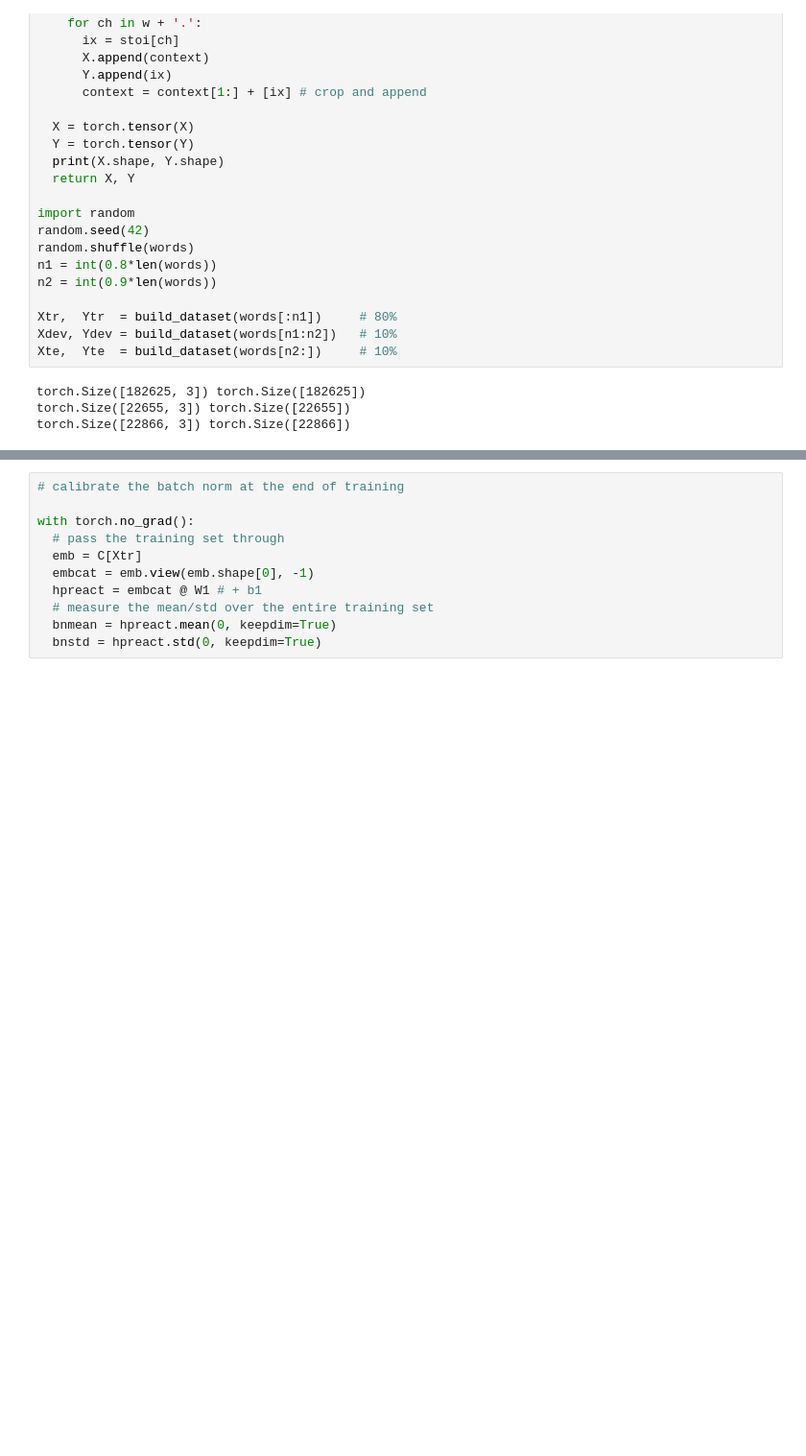
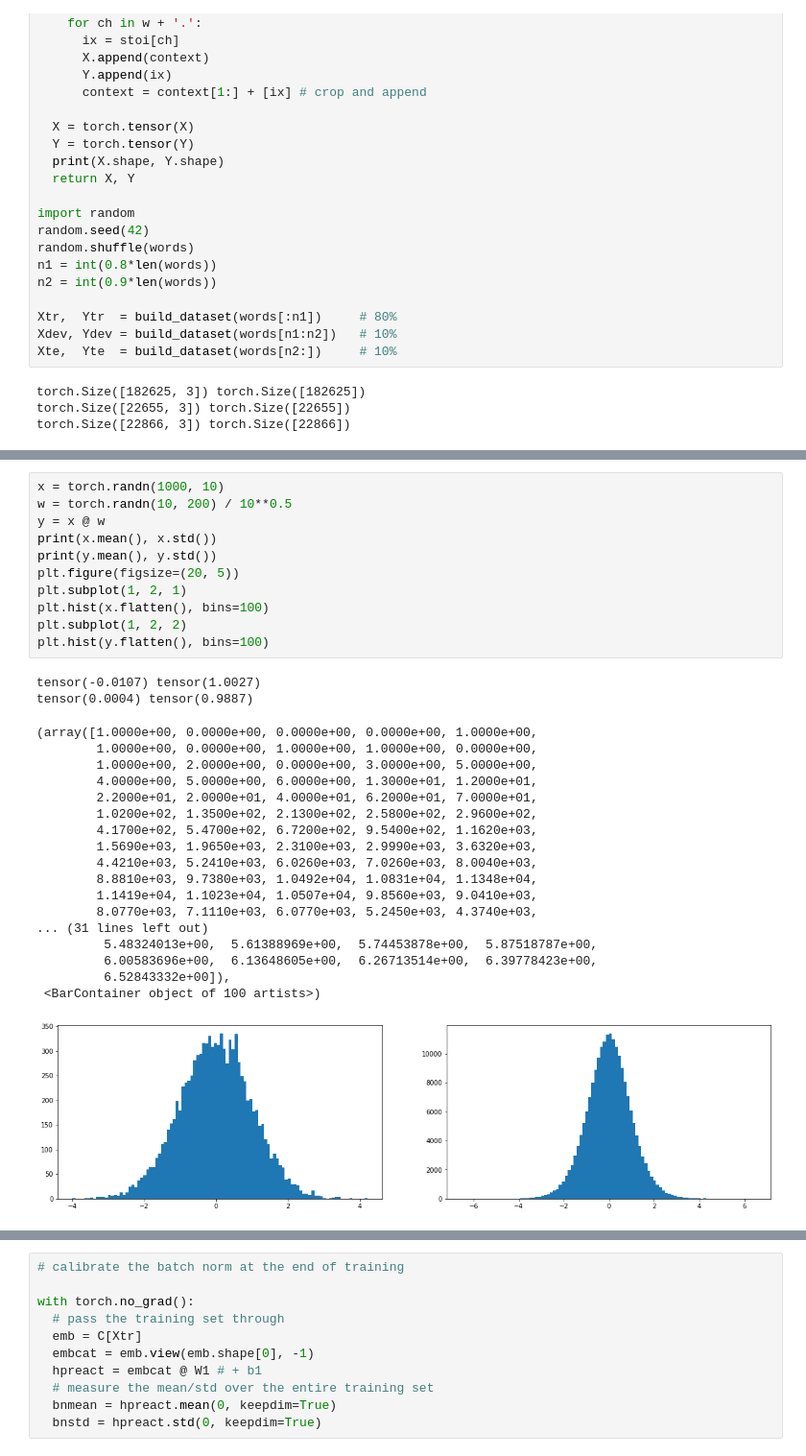
Before and after one commit to zanqi/play-makemore, a Jupyter notebook: makemore_part3_bn.ipynb, the cells around one changed output, grey strips where cells are left out. Shown at 96% size. Drawn from its saved outputs; the diff is of its cells as text; blank space fills up the shorter version.

```diff
--- a/makemore_part3_bn.ipynb
+++ b/makemore_part3_bn.ipynb
@@ -85,6 +85,38 @@ for p in parameters:
   p.requires_grad = True
 # %% [output]
 12097
+# %%
+x = torch.randn(1000, 10)
+w = torch.randn(10, 200) / 10**0.5
+y = x @ w
+print(x.mean(), x.std())
+print(y.mean(), y.std())
+plt.figure(figsize=(20, 5))
+plt.subplot(1, 2, 1)
+plt.hist(x.flatten(), bins=100)
+plt.subplot(1, 2, 2)
+plt.hist(y.flatten(), bins=100)
+# %% [output]
+tensor(-0.0107) tensor(1.0027)
+tensor(0.0004) tensor(0.9887)
+(array([1.0000e+00, 0.0000e+00, 0.0000e+00, 0.0000e+00, 1.0000e+00,
+        1.0000e+00, 0.0000e+00, 1.0000e+00, 1.0000e+00, 0.0000e+00,
+        1.0000e+00, 2.0000e+00, 0.0000e+00, 3.0000e+00, 5.0000e+00,
+        4.0000e+00, 5.0000e+00, 6.0000e+00, 1.3000e+01, 1.2000e+01,
+        2.2000e+01, 2.0000e+01, 4.0000e+01, 6.2000e+01, 7.0000e+01,
+        1.0200e+02, 1.3500e+02, 2.1300e+02, 2.5800e+02, 2.9600e+02,
+        4.1700e+02, 5.4700e+02, 6.7200e+02, 9.5400e+02, 1.1620e+03,
+        1.5690e+03, 1.9650e+03, 2.3100e+03, 2.9990e+03, 3.6320e+03,
+        4.4210e+03, 5.2410e+03, 6.0260e+03, 7.0260e+03, 8.0040e+03,
+        8.8810e+03, 9.7380e+03, 1.0492e+04, 1.0831e+04, 1.1348e+04,
+        1.1419e+04, 1.1023e+04, 1.0507e+04, 9.8560e+03, 9.0410e+03,
+        8.0770e+03, 7.1110e+03, 6.0770e+03, 5.2450e+03, 4.3740e+03,
+... (31 lines left out)
+         5.48324013e+00,  5.61388969e+00,  5.74453878e+00,  5.87518787e+00,
+         6.00583696e+00,  6.13648605e+00,  6.26713514e+00,  6.39778423e+00,
+         6.52843332e+00]),
+ <BarContainer object of 100 artists>)
+[figure, added]
 # %%
 # same optimization as last time
 max_steps = 200000
```
Also changed, not shown: parts of 25 cells of this notebook.
